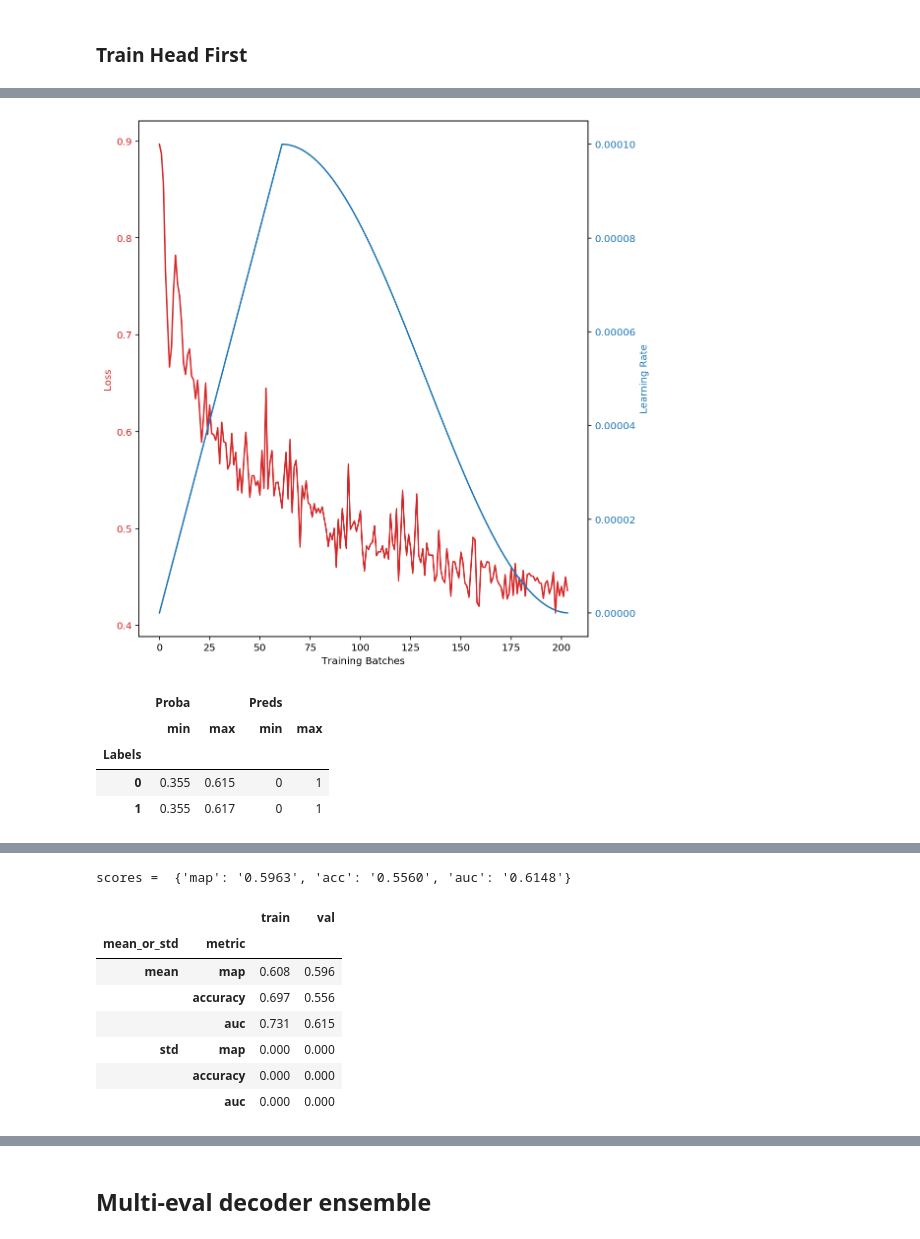
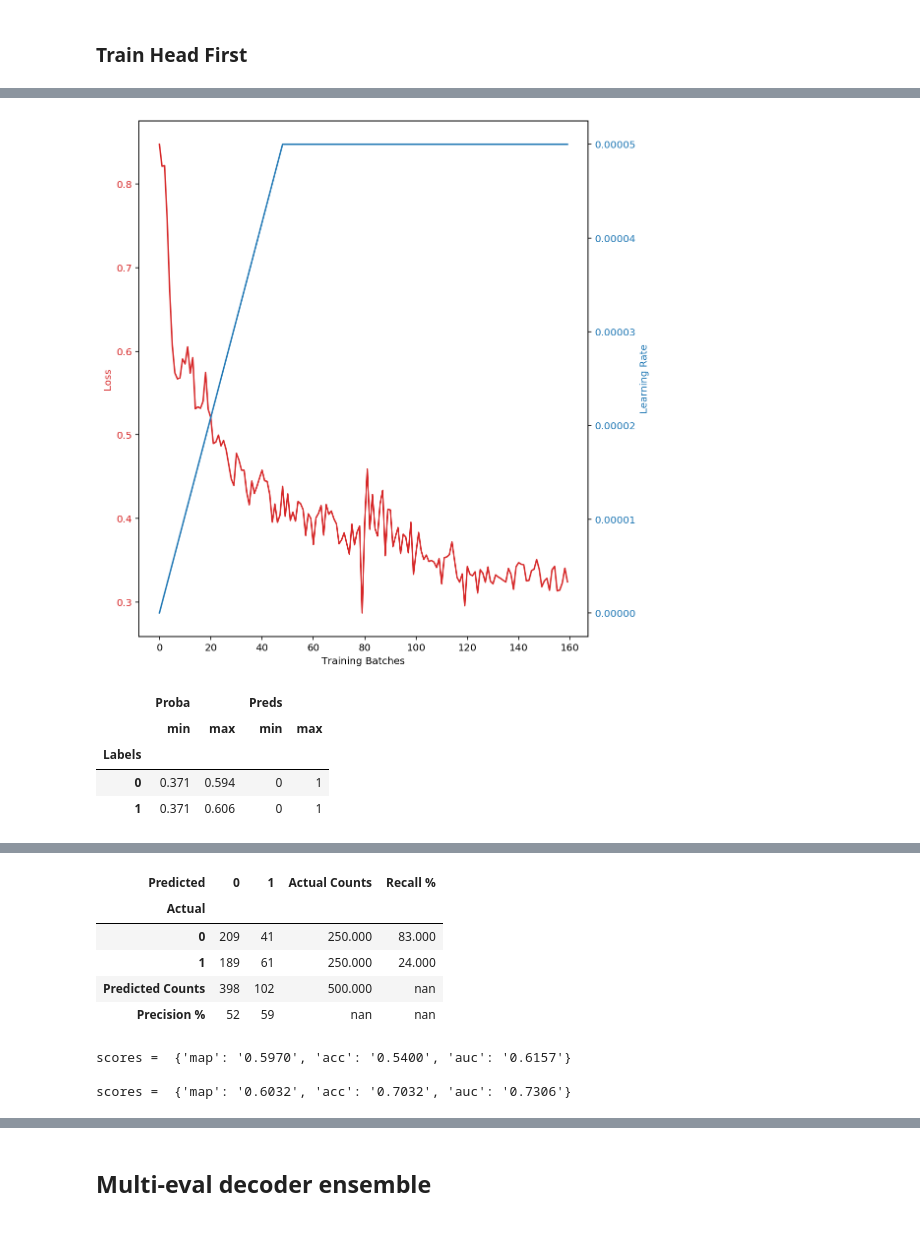
Before and after one commit to faizanahemad/facebook-hateful-memes, a Jupyter notebook: notebooks/TransformerText.ipynb, the cells around one changed output, grey strips where cells are left out. Drawn from its saved outputs; the diff is of its cells as text; code cells hidden in the pictures.

```diff
--- a/notebooks/TransformerText.ipynb
+++ b/notebooks/TransformerText.ipynb
@@ -62,7 +59,7 @@ def get_preprocess_text():
     char_level = {"keyboard": 0.1, "char_substitute": 0.4, "char_insert": 0.2, "char_swap": 0.2,
                   "ocr": 0.0, "char_delete": 0.1}
     char_level = TextAugment([0.1, 0.65, 0.25], char_level)
-    word_level = {"fasttext": 0.0, "glove_twitter": 0.0, "glove_wiki": 0.0, "word2vec": 0.0, "split": 0.2,
+    word_level = {"split": 0.2,
                  "stopword_insert": 0.5, "word_join": 0.2, "word_cutout": 0.8, "gibberish_insert": 0.0}
     word_level = TextAugment([0.1, 0.65, 0.25], word_level)
     sentence_level = {"text_rotate": 0.0, "sentence_shuffle": 0.0,
@@ -118,7 +115,8 @@ https://discuss.pytorch.org/t/how-to-implement-torch-optim-lr-scheduler-cosinean
 
 
 scheduler_init_fn = get_multistep_lr([11, 13], gamma=0.25) # get_cosine_schedule_with_warmup # get_cosine_with_hard_restarts_schedule_with_warmup
-scheduler_init_fn = get_cosine_schedule_with_warmup()
+scheduler_init_fn = get_constant_schedule_with_warmup(0.3)
+# scheduler_init_fn = get_cosine_schedule_with_warmup()
 reg_sched = get_regularizer_scheduler()
 # %% [markdown]
 # Params
@@ -891,13 +889,15 @@ def get_preprocess_text():
     char_level = {"keyboard": 0.1, "char_substitute": 0.4, "char_insert": 0.2, "char_swap": 0.2,
                   "ocr": 0.0, "char_delete": 0.1}
     char_level = TextAugment([0.1, 0.8, 0.1], char_level)
-    word_level = {"fasttext": 0.0, "glove_twitter": 0.0, "glove_wiki": 0.0, "word2vec": 0.0, "split": 0.2,
-                 "stopword_insert": 0.0, "word_join": 0.2, "word_cutout": 0.8, "gibberish_insert": 0.0}
-    word_level = TextAugment([0.2, 0.7, 0.1], word_level)
+    word_level = {"fasttext": 0.0, "glove_twitter": 0.0, "glove_wiki": 1.0, "word2vec": 0.0, "split": 0.2,
+                 "stopword_insert": 0.0, "word_join": 0.2, "word_cutout": 0.0, "gibberish_insert": 0.0}
+    word_level = TextAugment([0.1, 0.8, 0.1], word_level,
+                             fasttext_file="wiki-news-300d-1M-subword.bin", idf_file="/home/ahemf/cache/tfidf_terms.csv")
     sentence_level = {"text_rotate": 0.0, "sentence_shuffle": 0.0,
                       "one_third_cut": 0.3, "half_cut":0.0, "part_select": 0.75}
     sentence_level = TextAugment([0.75, 0.25], sentence_level)
-    gibberish = {"gibberish_insert": 0.25, "punctuation_insert": 0.75,}
+    gibberish = {"gibberish_insert": 0.25, "punctuation_insert": 0.75,
+                 "punctuation_replace": 0.25, "punctuation_strip": 0.5,}
     gibberish = TextAugment([0.75, 0.25], gibberish)
     def process(text):
         text = sentence_level(text)
@@ -916,9 +916,17 @@ data = get_datasets(data_dir="../data/", train_text_transform=preprocess_text, t
                     cache_images = True, use_images = False, dev=False, test_dev=True,
                     keep_original_text=False, keep_original_image=False,
                     keep_processed_image=True, keep_torchvision_image=False,)
+# %%
+def aug_sample(sample):
+    sample = sample.copy()
+    sample.text = preprocess_text(sample.text)
+    return sample
 # %%
+consistency_loss_weight=0.25
+num_classes = 2
+
 adamw = torch.optim.AdamW
-adamw_params = dict(lr=1e-4, betas=(0.9, 0.98), eps=1e-08, weight_decay=1e-3)
+adamw_params = dict(lr=5e-5, betas=(0.9, 0.98), eps=1e-08, weight_decay=1e-2)
 optimizer_class = adamw
 optimizer_params = adamw_params
 
@@ -928,14 +936,14 @@ lr_strategy = {
     }
 }
 
-epochs = 6
+epochs = 4
 batch_size = 256
 model_fn = model_builder(AlbertClassifer,
                          dict(classifier_dims=768,
                               num_classes=2,
                               gaussian_noise=0.01,
                               dropout=0.05,
-                              word_masking_proba=0.1,
+                              word_masking_proba=0.15,
                               internal_dims=768,
                               final_layer_builder=fb_1d_loss_builder,
                               n_layers=2,
@@ -948,8 +956,8 @@ model_fn = model_builder(AlbertClassifer,
                               loss="focal",
                               classification_head="decoder_ensemble", # head_ensemble
                               dice_loss_coef=0.0,
-                              auc_loss_coef=0.5, # 0.1
-                              attention_drop_proba=0.0,
+                              auc_loss_coef=0.25,
+                              attention_drop_proba=0.01,
                               finetune=False,
                               n_classifier_layers=1,
                               n_classifier_decoders=16, # 4
@@ -968,17 +976,19 @@ results, prfs = train_validate_ntimes(
     epochs,
     kfold=kfold,
     scheduler_init_fn=scheduler_init_fn,
-    model_call_back=reg_sched, # reg_sched
+    model_call_back=None, # reg_sched
     validation_epochs=[15, 27, 34, 41, 47, 51, 54],
     show_model_stats=False,
-    sampling_policy="without_replacement",
-    prediction_iters=1, evaluate_in_train_mode=False
+    sampling_policy=None,
+    prediction_iters=1, evaluate_in_train_mode=False,
+    consistency_loss_weight=consistency_loss_weight, num_classes=num_classes,
+    aug_1=aug_sample, aug_2=aug_sample,
 )
 r2, p2 = results, prfs
 results
 prfs
 
-adamw_params = dict(lr=3e-5, betas=(0.9, 0.98), eps=1e-08, weight_decay=1e-3)
+adamw_params = dict(lr=1e-5, betas=(0.9, 0.98), eps=1e-08, weight_decay=1e-3)
 optimizer_params = adamw_params
 lr_strategy = {
     "model": {
@@ -1013,6 +1023,7 @@ optimizer = optimizer_class(params_conf, **optimizer_params)
 
 
 epochs = 24
+batch_size=128
 kfold = False
 results, prfs = train_validate_ntimes(
     (model, optimizer),
@@ -1021,11 +1032,14 @@ results, prfs = train_validate_ntimes(
     epochs,
     kfold=kfold,
     scheduler_init_fn=scheduler_init_fn,
-    model_call_back=reg_sched, # reg_sched
-    validation_epochs=[15, 21, 31, 41, 46, 51, 54, 62],
+    model_call_back=None, # reg_sched
+    validation_epochs=[7, 15, 21, 31, 41, 46, 51, 54, 62],
     show_model_stats=False,
-    sampling_policy="without_replacement",
+    accumulation_steps=2,
+    sampling_policy=None,
     prediction_iters=1, evaluate_in_train_mode=False,
+    consistency_loss_weight=consistency_loss_weight, num_classes=num_classes,
+    aug_1=aug_sample, aug_2=aug_sample,
 )
 r4, p4 = results, prfs
 results
@@ -1055,5 +1069,8 @@ prfs
 # SimCLR
 # 0.856	0.657 (0.767	0.590)
 # 0.859	0.654 (0.778	0.568)
+
+# 0.828	0.651 (0.765	0.566)
+# Replace multiple puncts with space and strip
 # %% [output]
 Pick stored Model /home/ahemf/cache/distilbert-smclr Model Class =  <class 'transformers.modeling_roberta.RobertaModel'> Tokenizer Class =  <class 'transformers.tokenization_roberta.RobertaTokenizer'>
@@ -1076,7 +1087,7 @@ Epoch =  12 Loss = 0.439491 LR = 0.00000000
-[figure, old version]
+[figure, new version]
 |  | Proba |  | Preds |  |
 |  | min | max | min | max |
 | Labels |  |  |  |  |
-| 0 | 0.355 | 0.615 | 0 | 1 |
-| 1 | 0.355 | 0.617 | 0 | 1 |
+| 0 | 0.371 | 0.594 | 0 | 1 |
+| 1 | 0.371 | 0.606 | 0 | 1 |
 |  | Proba | Probas | Preds | Labels | Proba | Probas | Preds | Labels | Proba | Probas | Preds | ... |
@@ -1088,9 +1099,9 @@ Epoch =  12 Loss = 0.439491 LR = 0.00000000
+| Predicted | 0 | 1 | Actual Counts | Recall % |
+| Actual |  |  |  |  |
+| 0 | 209 | 41 | 250.000 | 83.000 |
+| 1 | 189 | 61 | 250.000 | 24.000 |
+| Predicted Counts | 398 | 102 | 500.000 | nan |
+| Precision % | 52 | 59 | nan | nan |
-scores =  {'map': '0.5963', 'acc': '0.5560', 'auc': '0.6148'}
+scores =  {'map': '0.5970', 'acc': '0.5400', 'auc': '0.6157'}
+
+scores =  {'map': '0.6032', 'acc': '0.7032', 'auc': '0.7306'}
-|  |  | train | val |
-| mean_or_std | metric |  |  |
-| mean | map | 0.608 | 0.596 |
-|  | accuracy | 0.697 | 0.556 |
-|  | auc | 0.731 | 0.615 |
-| std | map | 0.000 | 0.000 |
-|  | accuracy | 0.000 | 0.000 |
-|  | auc | 0.000 | 0.000 |
```
Also changed, not shown: parts of 10 cells of this notebook.
